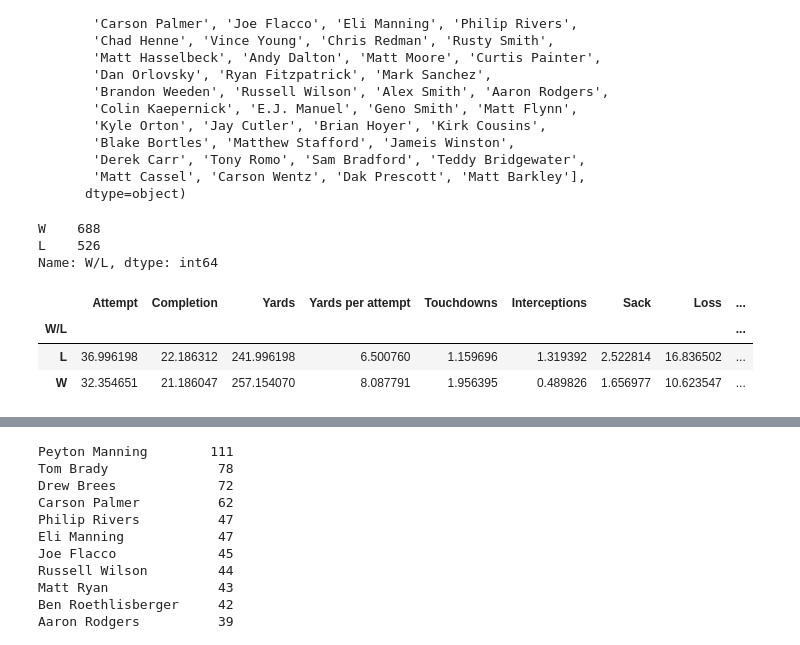
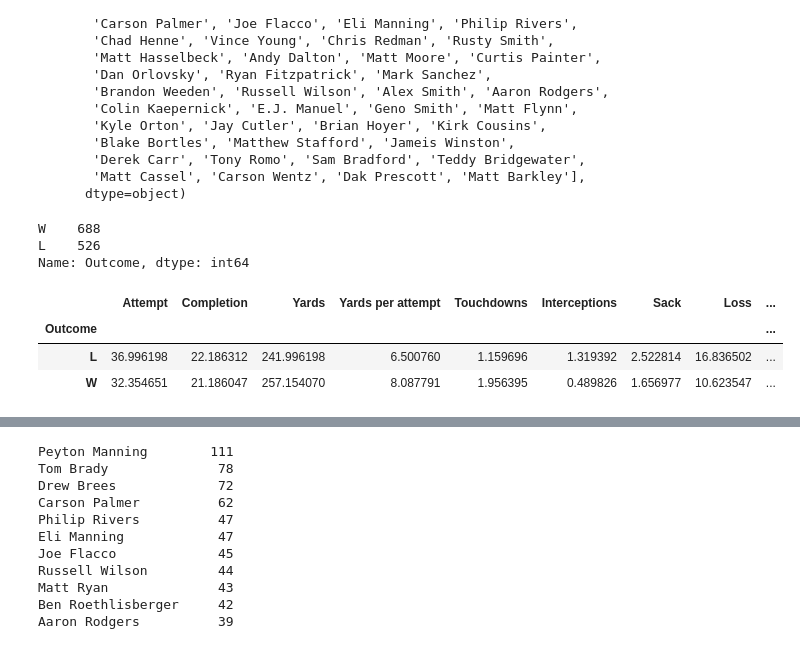
Before and after one commit to OscarHemmingsen/PHBS_MLF_2018, a Jupyter notebook: NFL game prediction.ipynb, the cells around one changed output, grey strips where cells are left out. Saved outputs shown, nothing was run; the diff lists cells and outputs as text; code cells hidden in the pictures.

```diff
--- a/NFL game prediction.ipynb
+++ b/NFL game prediction.ipynb
@@ -76,19 +76,19 @@ array(['Drew Brees', 'Drew Bledsoe', 'Peyton Manning', 'Quincy Carter',
 # %%
 #Value count of wins and losses. There is slight overweight of wins. Is this a problem?
 
-QB['W/L'].value_counts()
+QB['Outcome'].value_counts()
 # %% [output]
 W    688
 L    526
-Name: W/L, dtype: int64
+Name: Outcome, dtype: int64
 # %%
 #The average stats of a losing QB and a winnign QB. Interesting to see that a winning QB on average throws 4.5 fewer times than
 # a losing QB. Otherwise, stats seem reasonable.
 
-QB.groupby('W/L').mean()
+QB.groupby('Outcome').mean()
 # %% [output]
 |  | Attempt | Completion | Yards | Yards per attempt | Touchdowns | Interceptions | Sack | Loss | ... |
-| W/L |  |  |  |  |  |  |  |  | ... |
+| Outcome |  |  |  |  |  |  |  |  | ... |
 | L | 36.996198 | 22.186312 | 241.996198 | 6.500760 | 1.159696 | 1.319392 | 2.522814 | 16.836502 | ... |
 | W | 32.354651 | 21.186047 | 257.154070 | 8.087791 | 1.956395 | 0.489826 | 1.656977 | 10.623547 | ... |
 # %%
```
Also changed, not shown: parts of 14 cells of this notebook.
